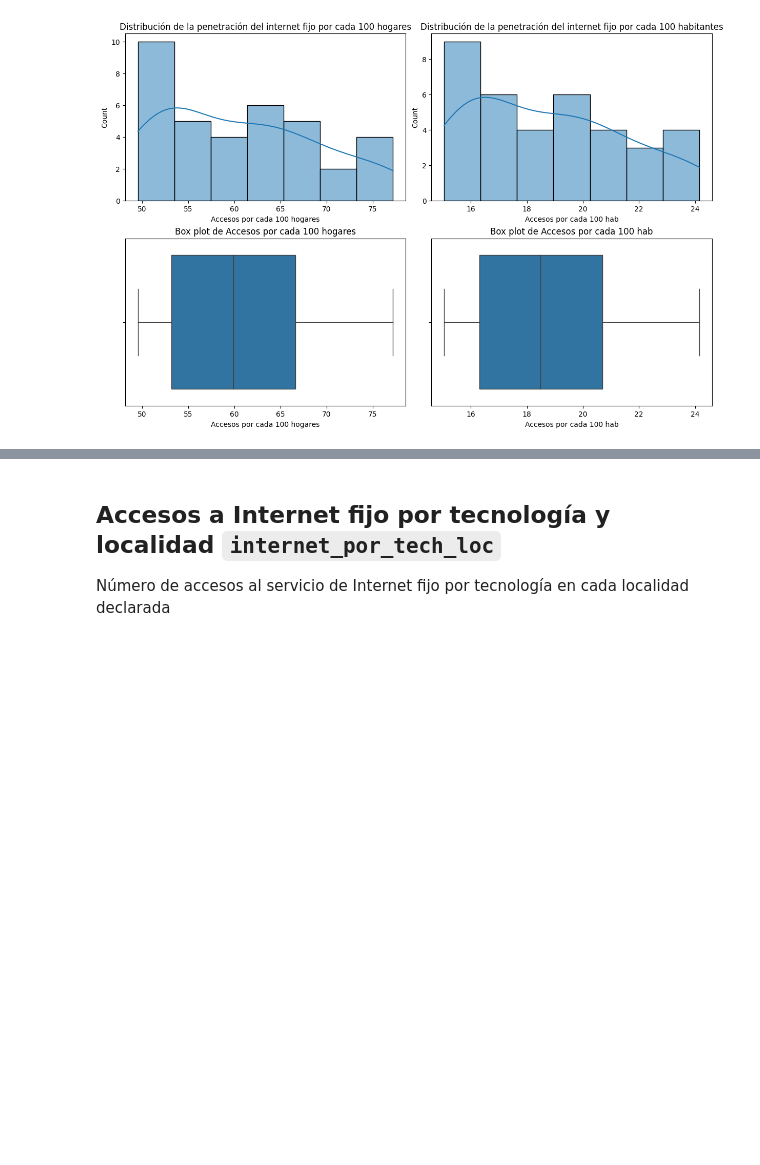
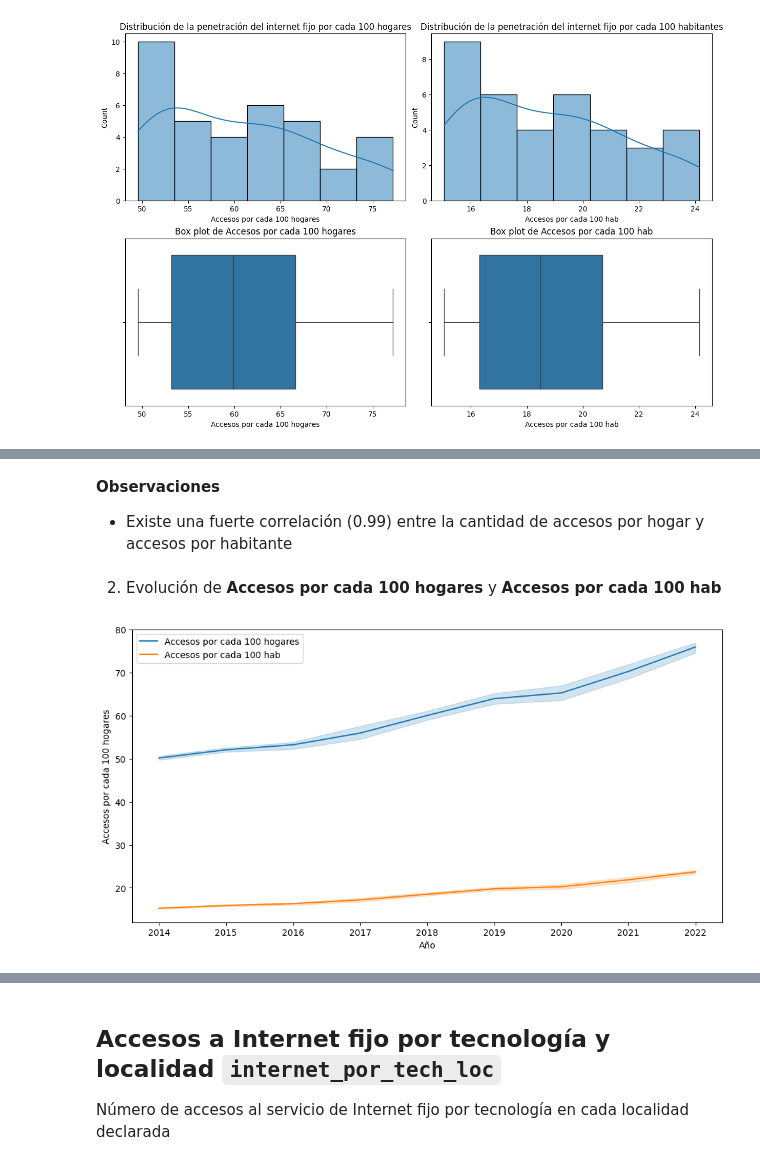
Before and after one commit to PedroLiLL/Telecommunications-Data-Analysis, a Jupyter notebook: EDA.ipynb, the cells around one changed output, grey strips where cells are left out. Drawn from its saved outputs; the diff is of its cells as text; code cells hidden in the pictures; blank space fills up the shorter version.

```diff
--- a/EDA.ipynb
+++ b/EDA.ipynb
@@ -267,0 +288,15 @@ plt.show()
+# %% [markdown]
+**Observaciones**
+
+- Existe una fuerte correlación (0.99) entre la cantidad de accesos por hogar y accesos por habitante
+# %% [markdown]
+2. Evolución de **Accesos por cada 100 hogares** y **Accesos por cada 100 hab**
+# %%
+plt.figure(figsize=(12,6))
+
+sns.lineplot(data=penetracion_internet_fijo, x='Año', y='Accesos por cada 100 hogares', label='Accesos por cada 100 hogares')
+sns.lineplot(data=penetracion_internet_fijo, x='Año', y='Accesos por cada 100 hab', label='Accesos por cada 100 hab')
+
+plt.show()
+# %% [output]
+[figure, added]
```
Also changed, not shown: parts of 63 cells of this notebook.
